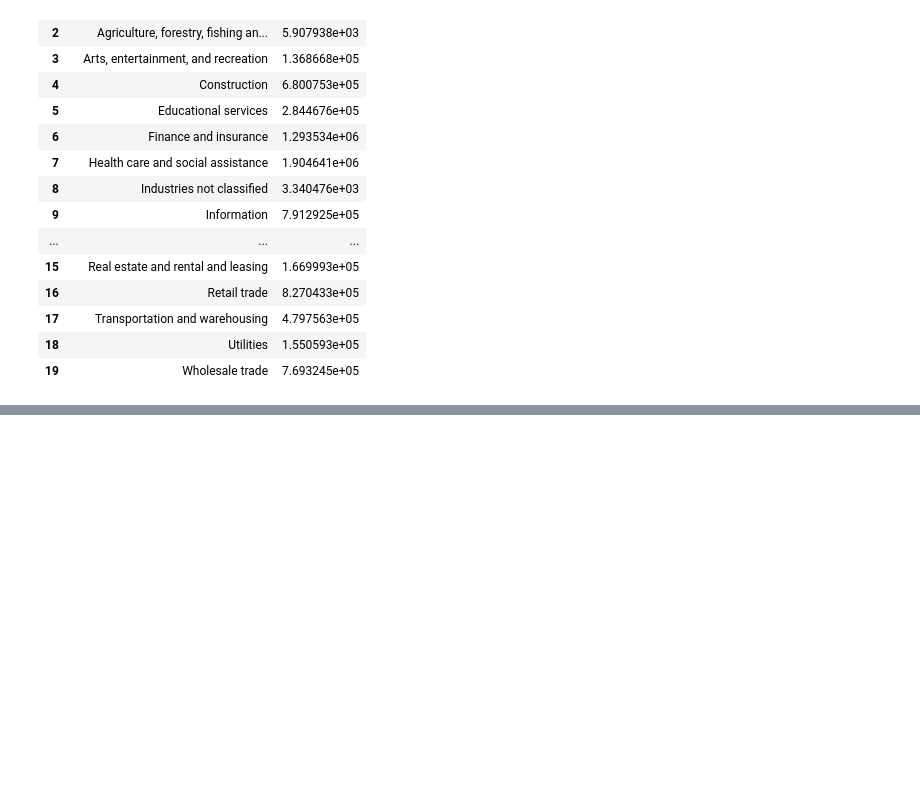
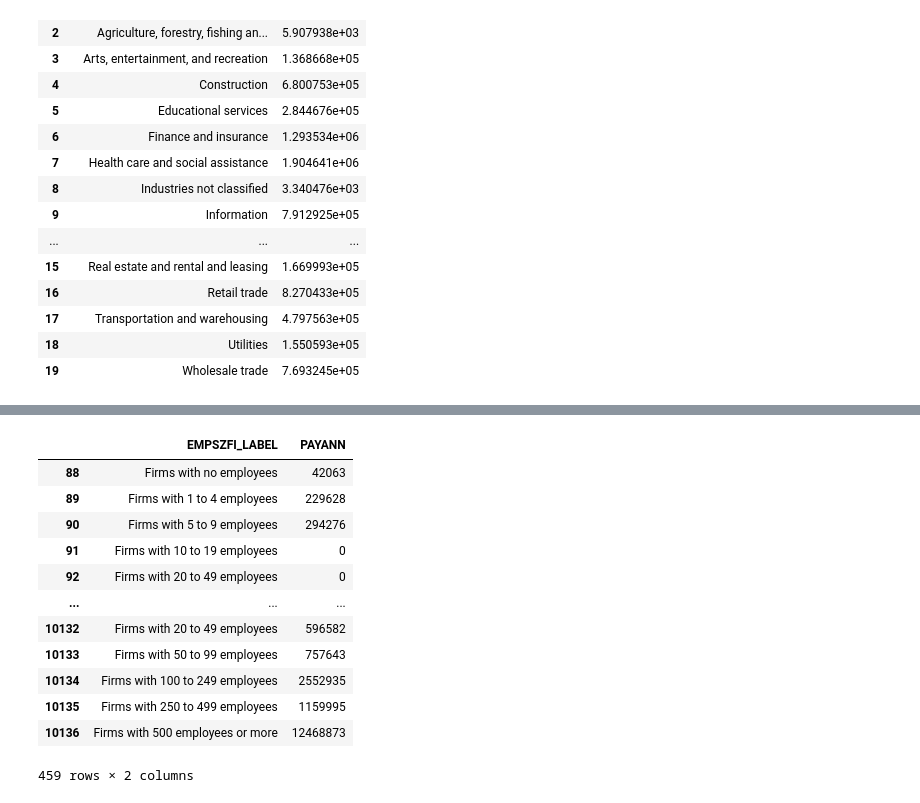
Before and after one commit to Jakob-T13/module-8-assessment, a Jupyter notebook: thunen-notebook.ipynb, the cells around one changed output, grey strips where cells are left out. Drawn from its saved outputs; the diff is of its cells as text; code cells hidden in the pictures; blank space fills up the shorter version.

```diff
--- a/thunen-notebook.ipynb
+++ b/thunen-notebook.ipynb
@@ -126,0 +170,19 @@ ax.get_legend().remove()
+# %%
+hc_fsize_pay = no_totals[no_totals['NAICS2017_LABEL'] == 'Health care and social assistance']
+# %%
+hc_fsize_pay = hc_fsize_pay[['EMPSZFI_LABEL', 'PAYANN']]
+hc_fsize_pay
+# %% [output]
+|  | EMPSZFI_LABEL | PAYANN |
+| 88 | Firms with no employees | 42063 |
+| 89 | Firms with 1 to 4 employees | 229628 |
+| 90 | Firms with 5 to 9 employees | 294276 |
+| 91 | Firms with 10 to 19 employees | 0 |
+| 92 | Firms with 20 to 49 employees | 0 |
+| ... | ... | ... |
+| 10132 | Firms with 20 to 49 employees | 596582 |
+| 10133 | Firms with 50 to 99 employees | 757643 |
+| 10134 | Firms with 100 to 249 employees | 2552935 |
+| 10135 | Firms with 250 to 499 employees | 1159995 |
+| 10136 | Firms with 500 employees or more | 12468873 |
+459 rows × 2 columns
```
Also changed, not shown: parts of 8 cells of this notebook.
